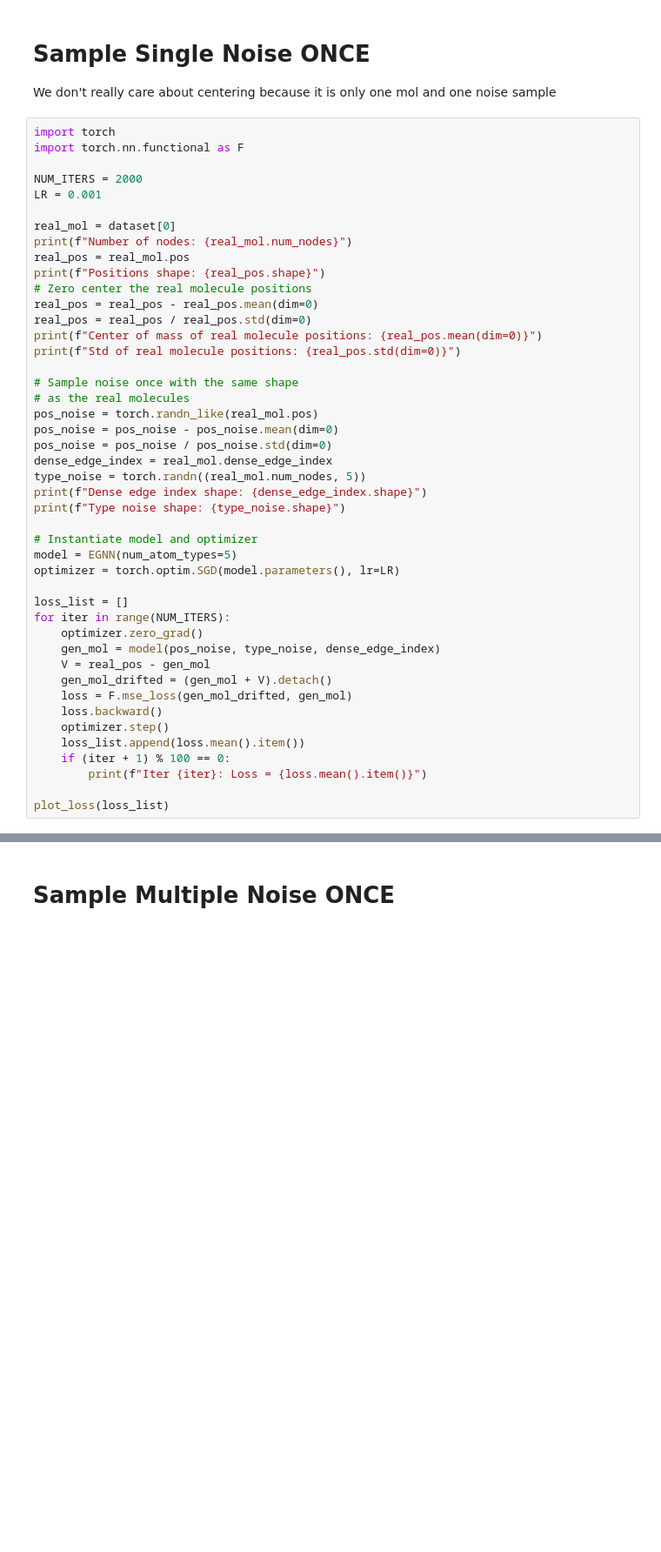
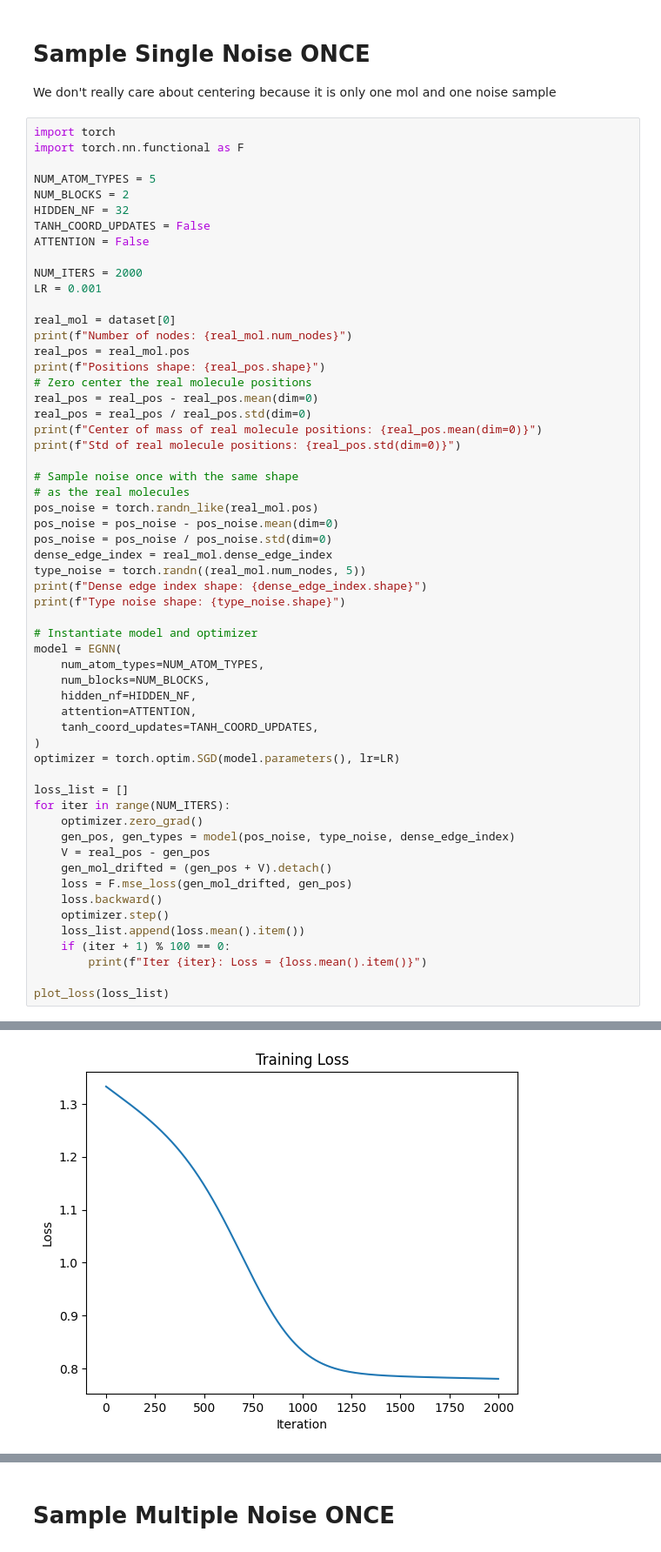
Before and after one commit to edovergna/equi-drifting, a Jupyter notebook: notebooks/gnn_experiment.ipynb, the cells around one changed output, grey strips where cells are left out. Shown at 87% size. Drawn from its saved outputs; the diff is of its cells as text; blank space fills up the shorter version.

```diff
--- a/notebooks/gnn_experiment.ipynb
+++ b/notebooks/gnn_experiment.ipynb
@@ -353,6 +393,12 @@ We don't really care about centering because it is only one mol and one noise sa
 # %%
 import torch
 import torch.nn.functional as F
+
+NUM_ATOM_TYPES = 5
+NUM_BLOCKS = 2
+HIDDEN_NF = 32
+TANH_COORD_UPDATES = False
+ATTENTION = False
 
 NUM_ITERS = 2000
 LR = 0.001
@@ -378,16 +424,22 @@ print(f"Dense edge index shape: {dense_edge_index.shape}")
 print(f"Type noise shape: {type_noise.shape}")
 
 # Instantiate model and optimizer
-model = EGNN(num_atom_types=5)
+model = EGNN(
+    num_atom_types=NUM_ATOM_TYPES,
+    num_blocks=NUM_BLOCKS,
+    hidden_nf=HIDDEN_NF,
+    attention=ATTENTION,
+    tanh_coord_updates=TANH_COORD_UPDATES,
+)
 optimizer = torch.optim.SGD(model.parameters(), lr=LR)
 
 loss_list = []
 for iter in range(NUM_ITERS):
     optimizer.zero_grad()
-    gen_mol = model(pos_noise, type_noise, dense_edge_index)
-    V = real_pos - gen_mol
-    gen_mol_drifted = (gen_mol + V).detach()
-    loss = F.mse_loss(gen_mol_drifted, gen_mol)
+    gen_pos, gen_types = model(pos_noise, type_noise, dense_edge_index)
+    V = real_pos - gen_pos
+    gen_mol_drifted = (gen_pos + V).detach()
+    loss = F.mse_loss(gen_mol_drifted, gen_pos)
     loss.backward()
     optimizer.step()
     loss_list.append(loss.mean().item())
@@ -406 +468,2 @@ RuntimeError: Sizes of tensors must match except in dimension 1. Expected size 5
+[figure, added]
 # %%
```
Also changed, not shown: parts of 4 cells of this notebook.
